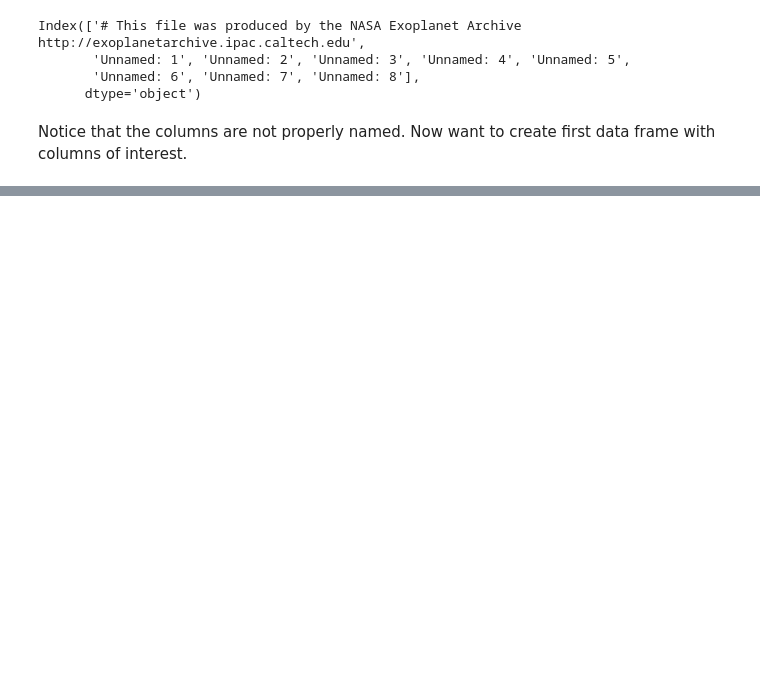
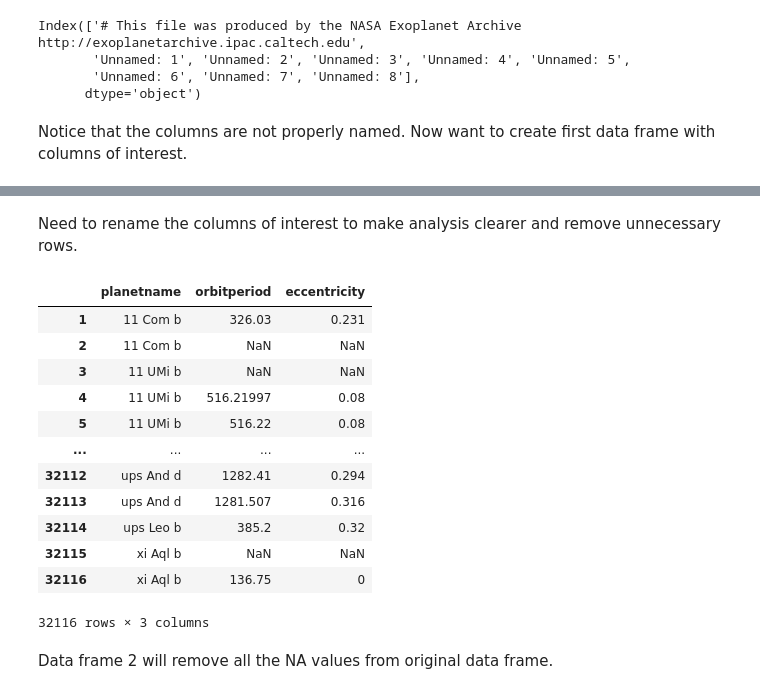
Before and after one commit to jbravo87/blog-projects, a Jupyter notebook: exoplanet_data_notebook.ipynb, the cells around one changed output, grey strips where cells are left out. Cells and saved outputs as stored; diff of their text form; code cells hidden in the pictures; blank space fills up the shorter version.

```diff
--- a/exoplanet_data_notebook.ipynb
+++ b/exoplanet_data_notebook.ipynb
@@ -62,0 +65,23 @@ raw_data
+# %% [markdown]
+Need to rename the columns of interest to make analysis clearer and remove unnecessary rows.
+# %%
+df1 = df1.rename(columns={'# This file was produced by the NASA Exoplanet Archive  http://exoplanetarchive.ipac.caltech.edu':'planetname', 'Unnamed: 1':'orbitperiod', 'Unnamed: 5':'eccentricity'})
+df1 = df1.drop([0])
+# %%
+df1
+# %% [output]
+|  | planetname | orbitperiod | eccentricity |
+| 1 | 11 Com b | 326.03 | 0.231 |
+| 2 | 11 Com b | NaN | NaN |
+| 3 | 11 UMi b | NaN | NaN |
+| 4 | 11 UMi b | 516.21997 | 0.08 |
+| 5 | 11 UMi b | 516.22 | 0.08 |
+| ... | ... | ... | ... |
+| 32112 | ups And d | 1282.41 | 0.294 |
+| 32113 | ups And d | 1281.507 | 0.316 |
+| 32114 | ups Leo b | 385.2 | 0.32 |
+| 32115 | xi Aql b | NaN | NaN |
+| 32116 | xi Aql b | 136.75 | 0 |
+32116 rows × 3 columns
+# %% [markdown]
+Data frame 2 will remove all the NA values from original data frame.
```
Also changed, not shown: parts of 29 cells of this notebook.
